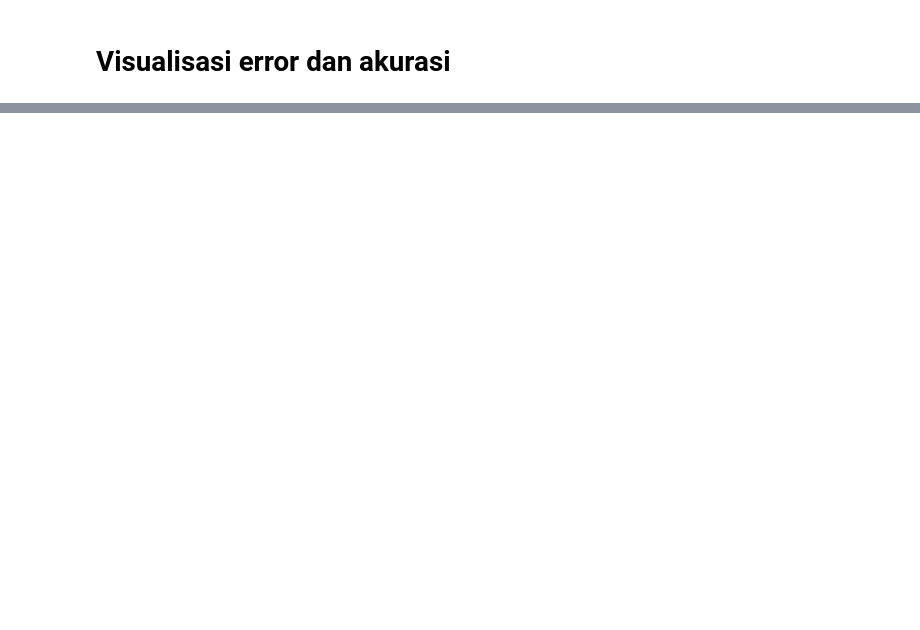
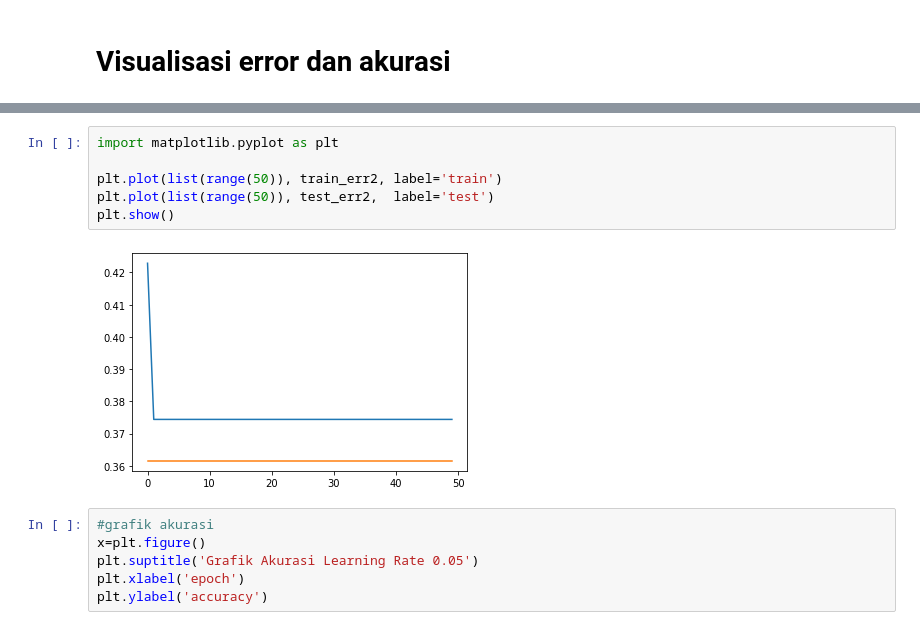
Before and after one commit to alfanadhya/Tugas-Pembelajaran-Machine, a Jupyter notebook: Tugas_2_MLP.ipynb, the cells around one changed output, grey strips where cells are left out. Saved outputs shown, nothing was run; the diff lists cells and outputs as text; blank space fills up the shorter version.

```diff
--- a/Tugas_2_MLP.ipynb
+++ b/Tugas_2_MLP.ipynb
@@ -510,0 +615,14 @@ network = init_weight(input_dim, hidden_dim, output_dim)
+# %%
+import matplotlib.pyplot as plt
+
+plt.plot(list(range(50)), train_err2, label='train')
+plt.plot(list(range(50)), test_err2,  label='test')
+plt.show()
+# %% [output]
+[figure, added]
+# %%
+#grafik akurasi
+x=plt.figure()
+plt.suptitle('Grafik Akurasi Learning Rate 0.05')
+plt.xlabel('epoch')
+plt.ylabel('accuracy')
```
Also changed, not shown: parts of 22 cells of this notebook.
